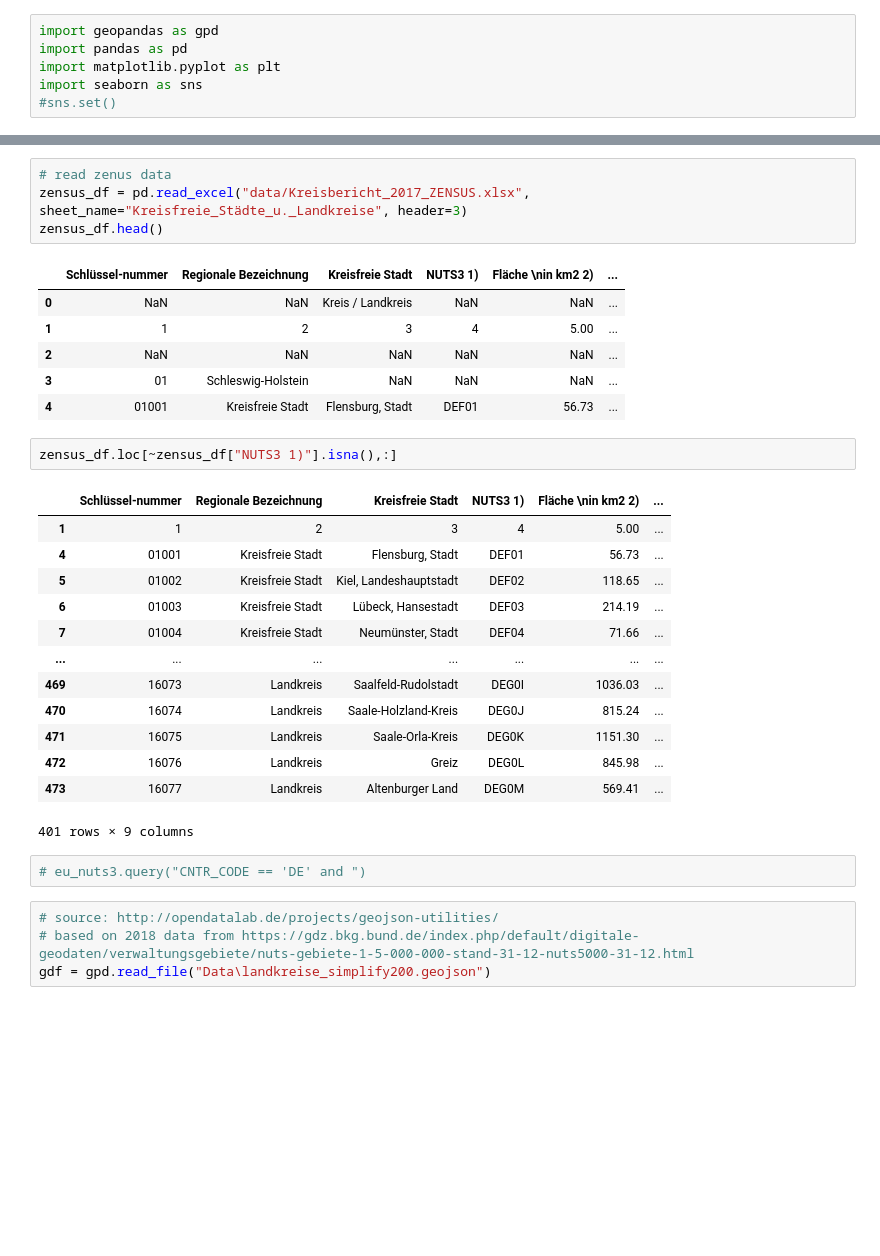
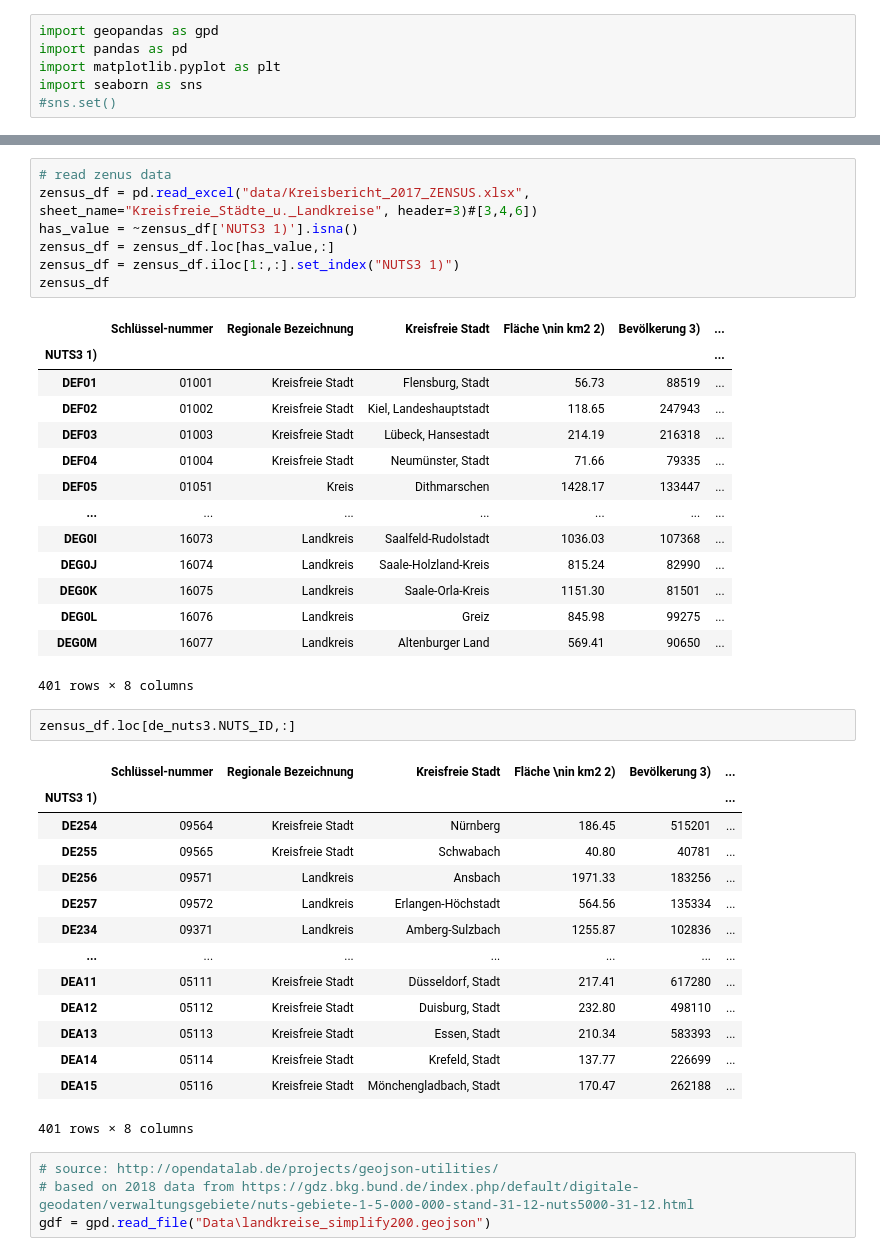
Before and after one commit to david-huck/voll-de, a Jupyter notebook: voll_calculation.ipynb, the cells around one changed output, grey strips where cells are left out. Drawn from its saved outputs; the diff is of its cells as text; blank space fills up the shorter version.

```diff
--- a/voll_calculation.ipynb
+++ b/voll_calculation.ipynb
@@ -10,32 +27,42 @@ eu_nuts3 = gpd.read_file("data/NUTS_RG_20M_2021_3035.geojson")
 # %%
 # read zenus data
-zensus_df = pd.read_excel("data/Kreisbericht_2017_ZENSUS.xlsx", sheet_name="Kreisfreie_Städte_u._Landkreise", header=3)
-zensus_df.head()
+zensus_df = pd.read_excel("data/Kreisbericht_2017_ZENSUS.xlsx", sheet_name="Kreisfreie_Städte_u._Landkreise", header=3)#[3,4,6])
+has_value = ~zensus_df['NUTS3 1)'].isna()
+zensus_df = zensus_df.loc[has_value,:]
+zensus_df = zensus_df.iloc[1:,:].set_index("NUTS3 1)")
+zensus_df
 # %% [output]
-|  | Schlüssel-nummer | Regionale Bezeichnung | Kreisfreie Stadt | NUTS3 1) | Fläche \nin km2 2) | ... |
-| 0 | NaN | NaN | Kreis / Landkreis | NaN | NaN | ... |
-| 1 | 1 | 2 | 3 | 4 | 5.00 | ... |
-| 2 | NaN | NaN | NaN | NaN | NaN | ... |
-| 3 | 01 | Schleswig-Holstein | NaN | NaN | NaN | ... |
-| 4 | 01001 | Kreisfreie Stadt | Flensburg, Stadt | DEF01 | 56.73 | ... |
+|  | Schlüssel-nummer | Regionale Bezeichnung | Kreisfreie Stadt | Fläche \nin km2 2) | Bevölkerung 3) | ... |
+| NUTS3 1) |  |  |  |  |  | ... |
+| DEF01 | 01001 | Kreisfreie Stadt | Flensburg, Stadt | 56.73 | 88519 | ... |
+| DEF02 | 01002 | Kreisfreie Stadt | Kiel, Landeshauptstadt | 118.65 | 247943 | ... |
+| DEF03 | 01003 | Kreisfreie Stadt | Lübeck, Hansestadt | 214.19 | 216318 | ... |
+| DEF04 | 01004 | Kreisfreie Stadt | Neumünster, Stadt | 71.66 | 79335 | ... |
+| DEF05 | 01051 | Kreis | Dithmarschen | 1428.17 | 133447 | ... |
+| ... | ... | ... | ... | ... | ... | ... |
+| DEG0I | 16073 | Landkreis | Saalfeld-Rudolstadt | 1036.03 | 107368 | ... |
+| DEG0J | 16074 | Landkreis | Saale-Holzland-Kreis | 815.24 | 82990 | ... |
+| DEG0K | 16075 | Landkreis | Saale-Orla-Kreis | 1151.30 | 81501 | ... |
+| DEG0L | 16076 | Landkreis | Greiz | 845.98 | 99275 | ... |
+| DEG0M | 16077 | Landkreis | Altenburger Land | 569.41 | 90650 | ... |
+401 rows × 8 columns
-# %%
-zensus_df.loc[~zensus_df["NUTS3 1)"].isna(),:]
-# %% [output]
-|  | Schlüssel-nummer | Regionale Bezeichnung | Kreisfreie Stadt | NUTS3 1) | Fläche \nin km2 2) | ... |
-| 1 | 1 | 2 | 3 | 4 | 5.00 | ... |
-| 4 | 01001 | Kreisfreie Stadt | Flensburg, Stadt | DEF01 | 56.73 | ... |
-| 5 | 01002 | Kreisfreie Stadt | Kiel, Landeshauptstadt | DEF02 | 118.65 | ... |
-| 6 | 01003 | Kreisfreie Stadt | Lübeck, Hansestadt | DEF03 | 214.19 | ... |
-| 7 | 01004 | Kreisfreie Stadt | Neumünster, Stadt | DEF04 | 71.66 | ... |
-| ... | ... | ... | ... | ... | ... | ... |
-| 469 | 16073 | Landkreis | Saalfeld-Rudolstadt | DEG0I | 1036.03 | ... |
-| 470 | 16074 | Landkreis | Saale-Holzland-Kreis | DEG0J | 815.24 | ... |
-| 471 | 16075 | Landkreis | Saale-Orla-Kreis | DEG0K | 1151.30 | ... |
-| 472 | 16076 | Landkreis | Greiz | DEG0L | 845.98 | ... |
-| 473 | 16077 | Landkreis | Altenburger Land | DEG0M | 569.41 | ... |
-401 rows × 9 columns
-# %%
-# eu_nuts3.query("CNTR_CODE == 'DE' and ")
+# %%
+zensus_df.loc[de_nuts3.NUTS_ID,:]
+# %% [output]
+|  | Schlüssel-nummer | Regionale Bezeichnung | Kreisfreie Stadt | Fläche \nin km2 2) | Bevölkerung 3) | ... |
+| NUTS3 1) |  |  |  |  |  | ... |
+| DE254 | 09564 | Kreisfreie Stadt | Nürnberg | 186.45 | 515201 | ... |
+| DE255 | 09565 | Kreisfreie Stadt | Schwabach | 40.80 | 40781 | ... |
+| DE256 | 09571 | Landkreis | Ansbach | 1971.33 | 183256 | ... |
+| DE257 | 09572 | Landkreis | Erlangen-Höchstadt | 564.56 | 135334 | ... |
+| DE234 | 09371 | Landkreis | Amberg-Sulzbach | 1255.87 | 102836 | ... |
+| ... | ... | ... | ... | ... | ... | ... |
+| DEA11 | 05111 | Kreisfreie Stadt | Düsseldorf, Stadt | 217.41 | 617280 | ... |
+| DEA12 | 05112 | Kreisfreie Stadt | Duisburg, Stadt | 232.80 | 498110 | ... |
+| DEA13 | 05113 | Kreisfreie Stadt | Essen, Stadt | 210.34 | 583393 | ... |
+| DEA14 | 05114 | Kreisfreie Stadt | Krefeld, Stadt | 137.77 | 226699 | ... |
+| DEA15 | 05116 | Kreisfreie Stadt | Mönchengladbach, Stadt | 170.47 | 262188 | ... |
+401 rows × 8 columns
 # %%
 # source: http://opendatalab.de/projects/geojson-utilities/
 # based on 2018 data from https://gdz.bkg.bund.de/index.php/default/digitale-geodaten/verwaltungsgebiete/nuts-gebiete-1-5-000-000-stand-31-12-nuts5000-31-12.html
```
Also changed, not shown: parts of 31 cells of this notebook, 3 other files.
